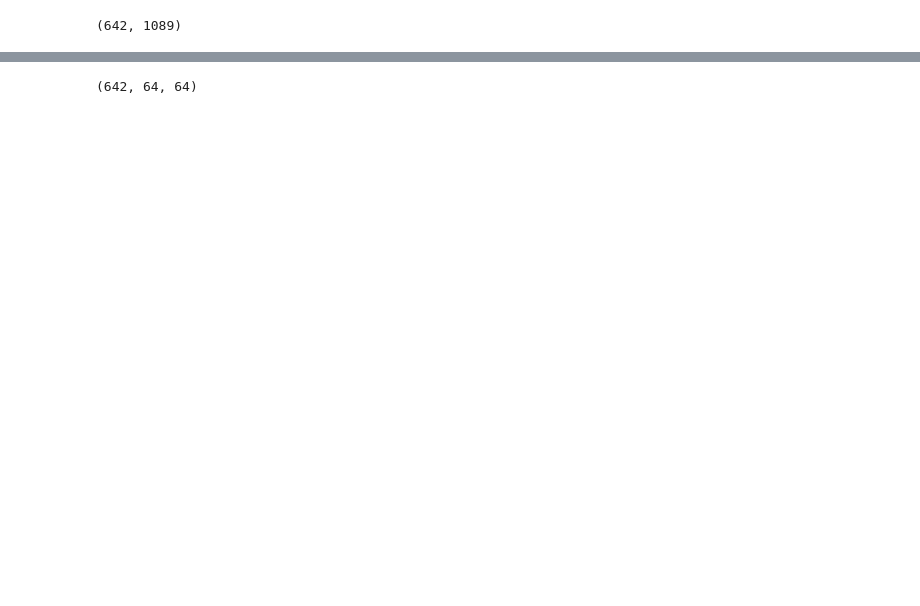
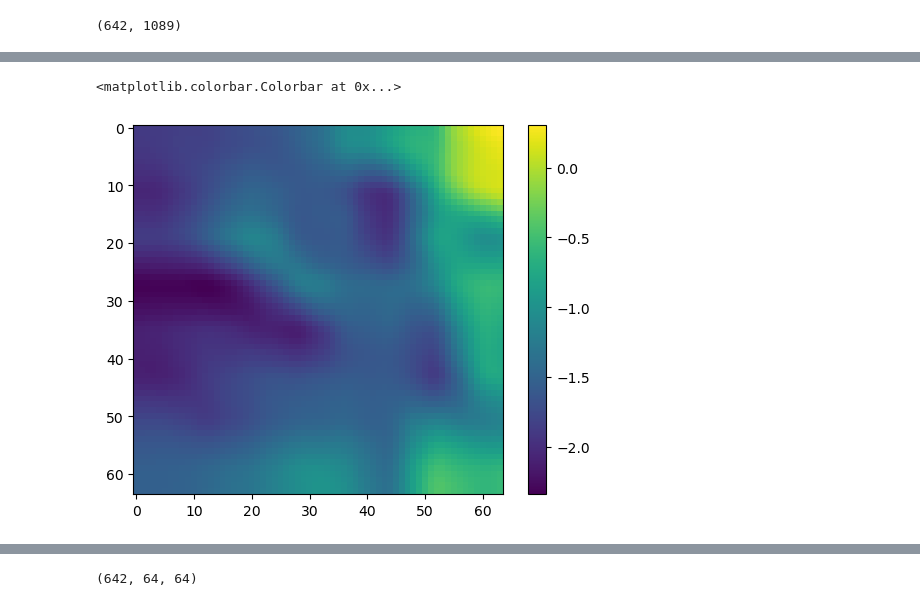
Before and after one commit to HarrisonGoldwyn/distributional_SRCNN, a Jupyter notebook: sr_ordered_train0p75/cov_prediction/dev.ipynb, the cells around one changed output, grey strips where cells are left out. Saved outputs shown, nothing was run; the diff lists cells and outputs as text; code cells hidden in the pictures; blank space fills up the shorter version.

```diff
--- a/sr_ordered_train0p75/cov_prediction/dev.ipynb
+++ b/sr_ordered_train0p75/cov_prediction/dev.ipynb
@@ -17,0 +23,6 @@ plt.colorbar()
+# %%
+plt.imshow(train_mse_mean_fields[1])
+plt.colorbar()
+# %% [output]
+<matplotlib.colorbar.Colorbar at 0x...>
+[figure, added]
```
Also changed, not shown: parts of 24 cells of this notebook, 2 other files.
